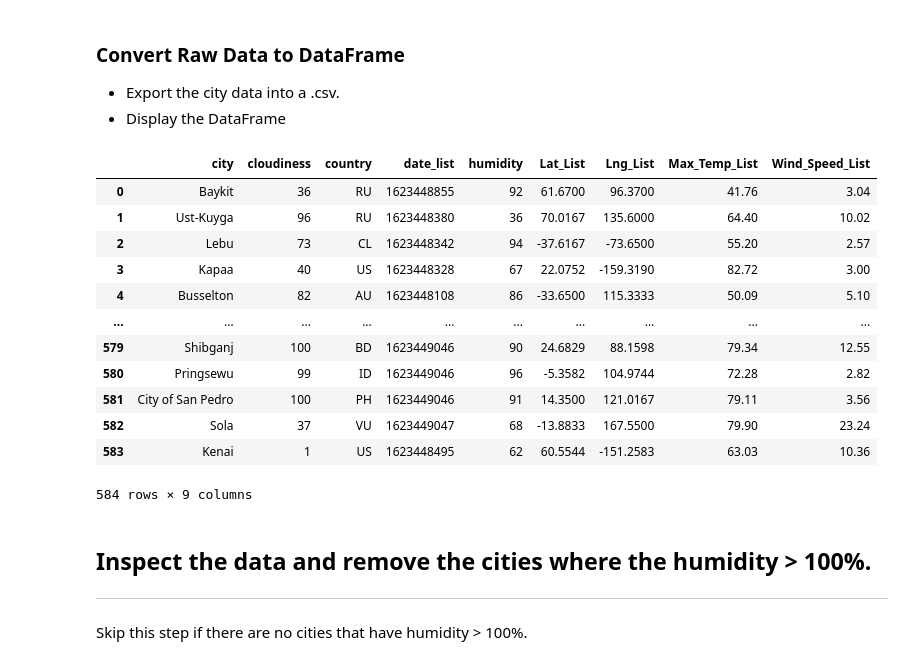
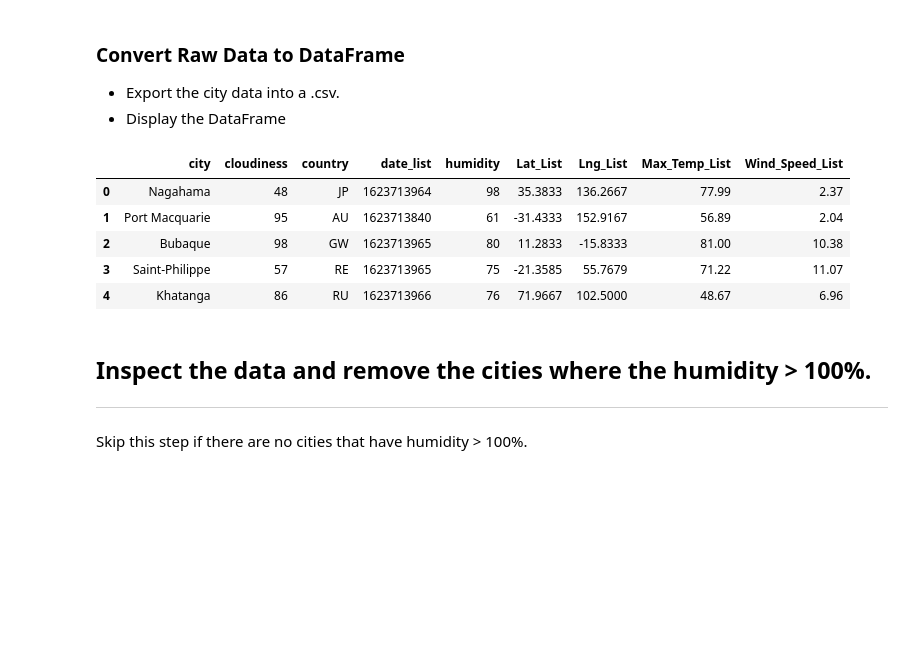
Before and after one commit to trevf002/python-api-challenge, a Jupyter notebook: WeatherPy/WeatherPy.ipynb, the cells around one changed output. Drawn from its saved outputs; the diff is of its cells as text; code cells hidden in the pictures; blank space fills up the shorter version.

```diff
--- a/WeatherPy/WeatherPy.ipynb
+++ b/WeatherPy/WeatherPy.ipynb
@@ -155,21 +151,14 @@ Data Retrieval Complete
 # %%
 city_df = pd.DataFrame(weather_list)
 
-city_df
+city_df.head()
 # %% [output]
 |  | city | cloudiness | country | date_list | humidity | Lat_List | Lng_List | Max_Temp_List | Wind_Speed_List |
-| 0 | Baykit | 36 | RU | 1623448855 | 92 | 61.6700 | 96.3700 | 41.76 | 3.04 |
-| 1 | Ust-Kuyga | 96 | RU | 1623448380 | 36 | 70.0167 | 135.6000 | 64.40 | 10.02 |
-| 2 | Lebu | 73 | CL | 1623448342 | 94 | -37.6167 | -73.6500 | 55.20 | 2.57 |
-| 3 | Kapaa | 40 | US | 1623448328 | 67 | 22.0752 | -159.3190 | 82.72 | 3.00 |
-| 4 | Busselton | 82 | AU | 1623448108 | 86 | -33.6500 | 115.3333 | 50.09 | 5.10 |
-| ... | ... | ... | ... | ... | ... | ... | ... | ... | ... |
-| 579 | Shibganj | 100 | BD | 1623449046 | 90 | 24.6829 | 88.1598 | 79.34 | 12.55 |
-| 580 | Pringsewu | 99 | ID | 1623449046 | 96 | -5.3582 | 104.9744 | 72.28 | 2.82 |
-| 581 | City of San Pedro | 100 | PH | 1623449046 | 91 | 14.3500 | 121.0167 | 79.11 | 3.56 |
-| 582 | Sola | 37 | VU | 1623449047 | 68 | -13.8833 | 167.5500 | 79.90 | 23.24 |
-| 583 | Kenai | 1 | US | 1623448495 | 62 | 60.5544 | -151.2583 | 63.03 | 10.36 |
+| 0 | Nagahama | 48 | JP | 1623713964 | 98 | 35.3833 | 136.2667 | 77.99 | 2.37 |
+| 1 | Port Macquarie | 95 | AU | 1623713840 | 61 | -31.4333 | 152.9167 | 56.89 | 2.04 |
+| 2 | Bubaque | 98 | GW | 1623713965 | 80 | 11.2833 | -15.8333 | 81.00 | 10.38 |
+| 3 | Saint-Philippe | 57 | RE | 1623713965 | 75 | -21.3585 | 55.7679 | 71.22 | 11.07 |
+| 4 | Khatanga | 86 | RU | 1623713966 | 76 | 71.9667 | 102.5000 | 48.67 | 6.96 |
-584 rows × 9 columns
 # %%
 city_df.to_csv(output_data_file, index = False)
 # %% [markdown]
```
Also changed, not shown: parts of 20 cells of this notebook, 15 other files.
